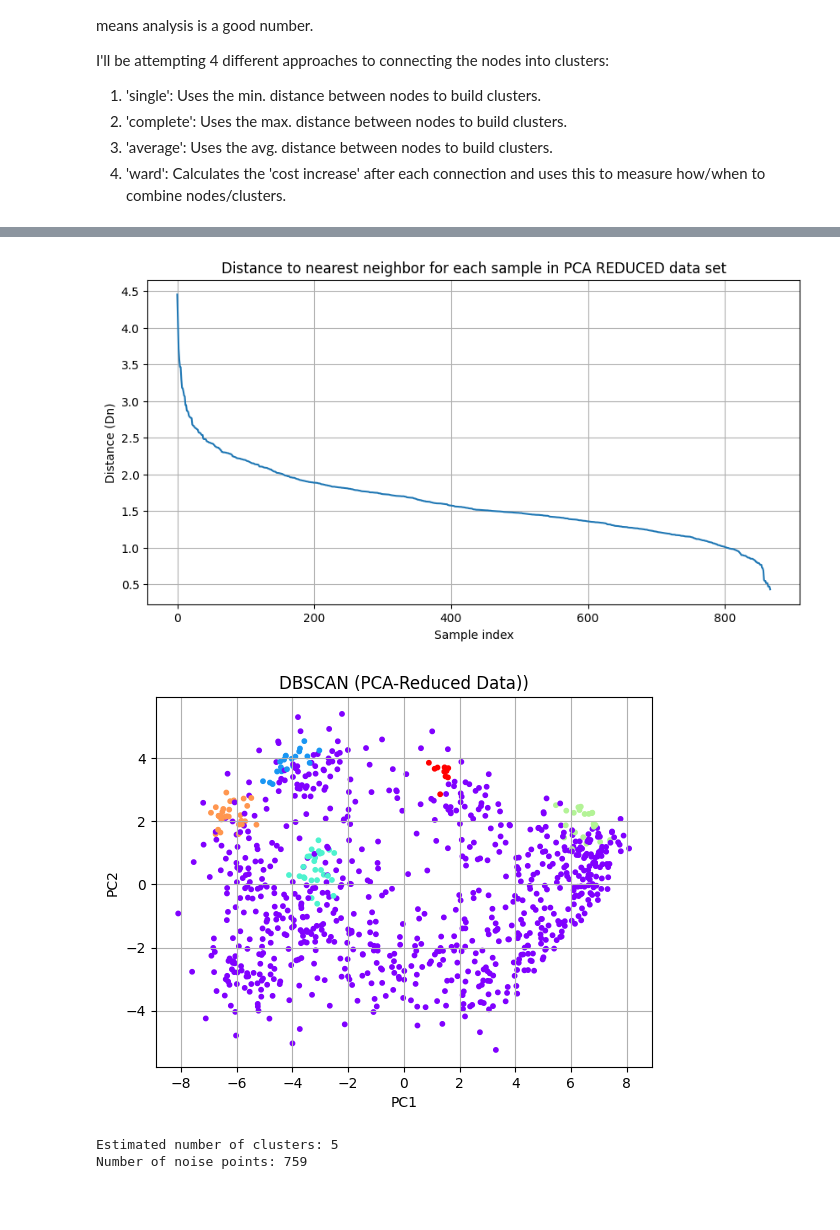
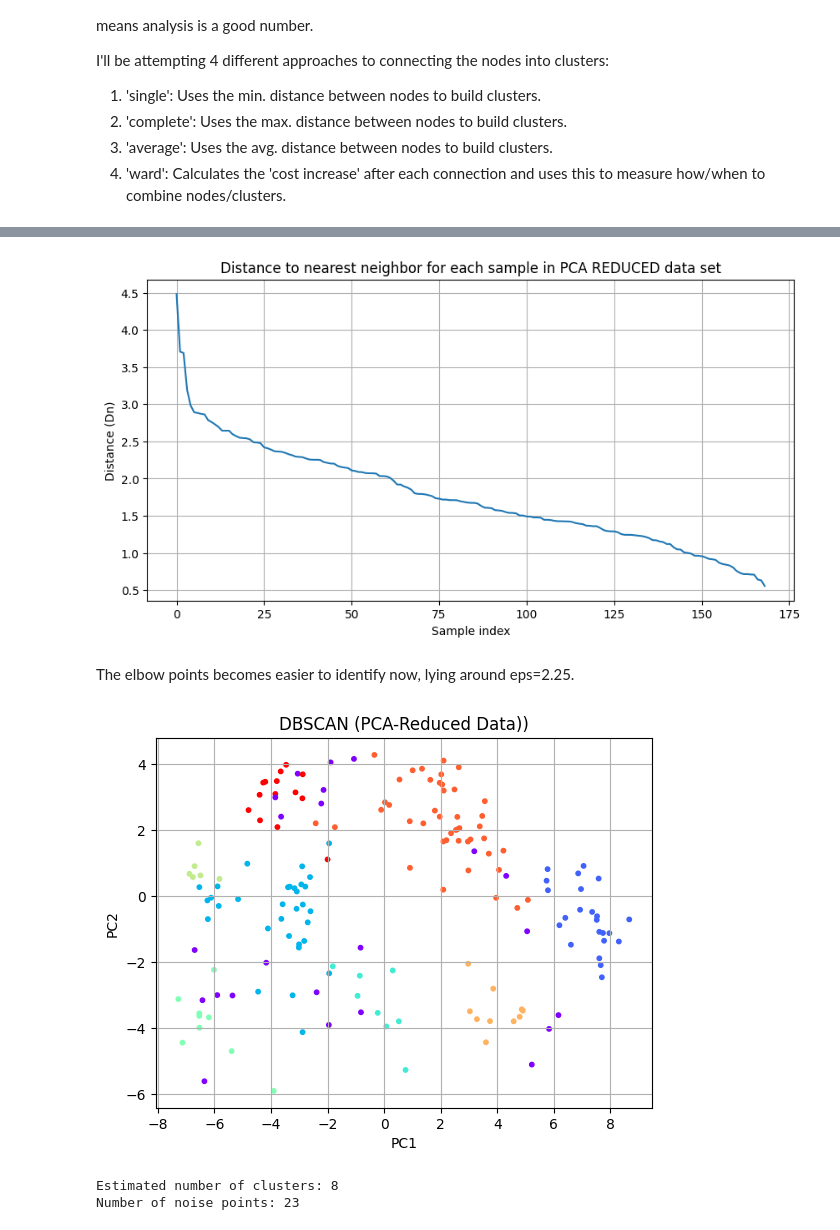
Before and after one commit to Dogmeat2000/MAL1-Python, a Jupyter notebook: Assignment 6/6. Candidate Test 2022 II.ipynb, the cells around one changed output, grey strips where cells are left out. Saved outputs shown, nothing was run; the diff lists cells and outputs as text; code cells hidden in the pictures; blank space fills up the shorter version.

```diff
--- a/Assignment 6/6. Candidate Test 2022 II.ipynb
+++ b/Assignment 6/6. Candidate Test 2022 II.ipynb
@@ -76,8 +76,8 @@ from scipy.spatial.distance import euclidean
 For data pre-precessing I initially just read the questions from the file and define an array for each of the party colors, so I can properly use the party colors during later analysis.
 # %%
 # Data pre-processing
-## We base our pre-processing on the raw alldata.xlsx information, which includes a complete overview of all the responses associated with each candidate and party affiliation.
-raw_data = pd.read_excel('alldata.xlsx')
+## We base our pre-processing on the raw alldata.xlsx information, which includes a complete overview of all the responses associated with each elected candidate and party affiliation.
+raw_data = pd.read_excel('electeddata.xlsx')
 
 ## Display the head of the raw data, for visual inspection:
 display(raw_data.head())
@@ -512,7 +514,7 @@ pca_dbScanRed = PCA(n_components=5)
 X_Cluster_Scaled_Red = pca_dbScanRed.fit_transform(X_Cluster_Scaled)
 
 # Estimating a good epsilon value. Decrease min_samples to 10 (double of 5 components)
-min_samples = 10
+min_samples = 5
 distances = nth_lowest_distances(min_samples-1, X_Cluster_Scaled_Red)
 distances.sort(reverse=True)
 
@@ -525,21 +527,23 @@ plt.plot(range(len(distances)), distances)
 plt.grid(True)
 plt.show()
 # %% [output]
-[figure, old version]
+[figure, new version]
+# %% [markdown]
+The elbow points becomes easier to identify now, lying around eps=2.25.
 # %%
-db = DBSCAN(eps=1.0, min_samples=min_samples)
+db = DBSCAN(eps=2.25, min_samples=min_samples)
 y_prime = db.fit_predict(X_Cluster_Scaled_Red)
 
 plotCluster(y_prime, "DBSCAN (PCA-Reduced Data))")
 
 n_clusters = len(set(y_prime)) - (1 if -1 in y_prime else 0) # Outliers have a value of -1. Subtracts 1 for each noise point, ending up with the number of clusters left.
 print(f"Estimated number of clusters: {n_clusters}")
 
 # Count how many samples are considered noise:
 n_noise = list(y_prime).count(-1)
 print(f"Number of noise points: {n_noise}")
 # %% [output]
-[figure, old version]
+[figure, new version]
-Estimated number of clusters: 5
-Number of noise points: 759
+Estimated number of clusters: 8
+Number of noise points: 23
 # %% [markdown]
```
Also changed, not shown: parts of 26 cells of this notebook.
